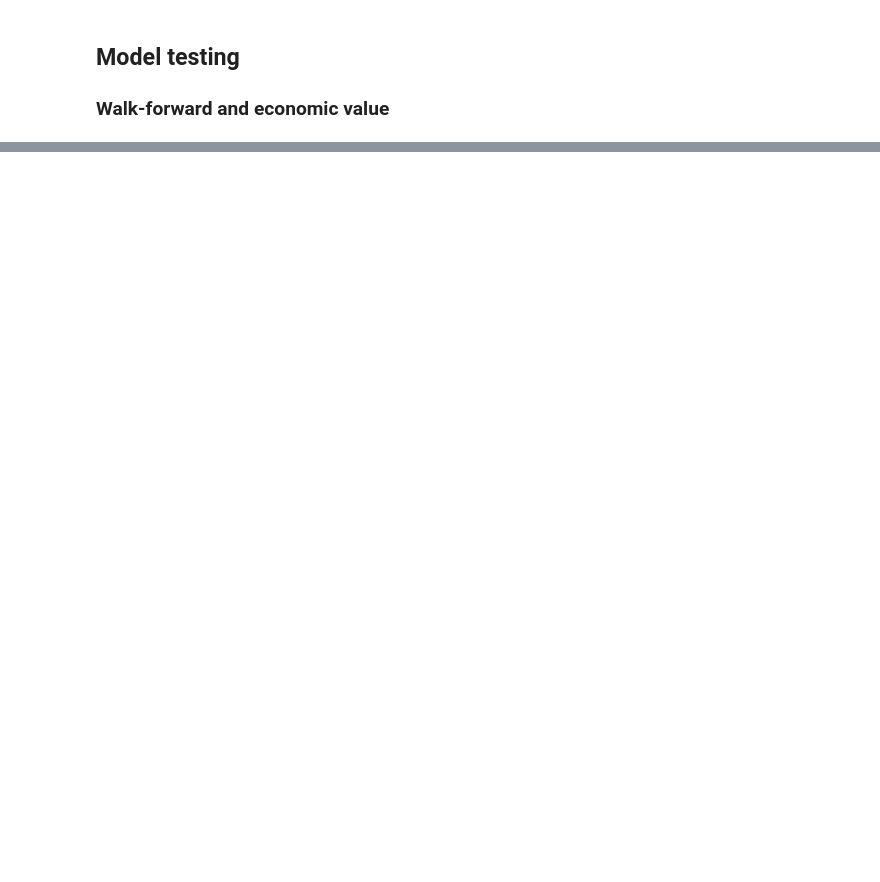
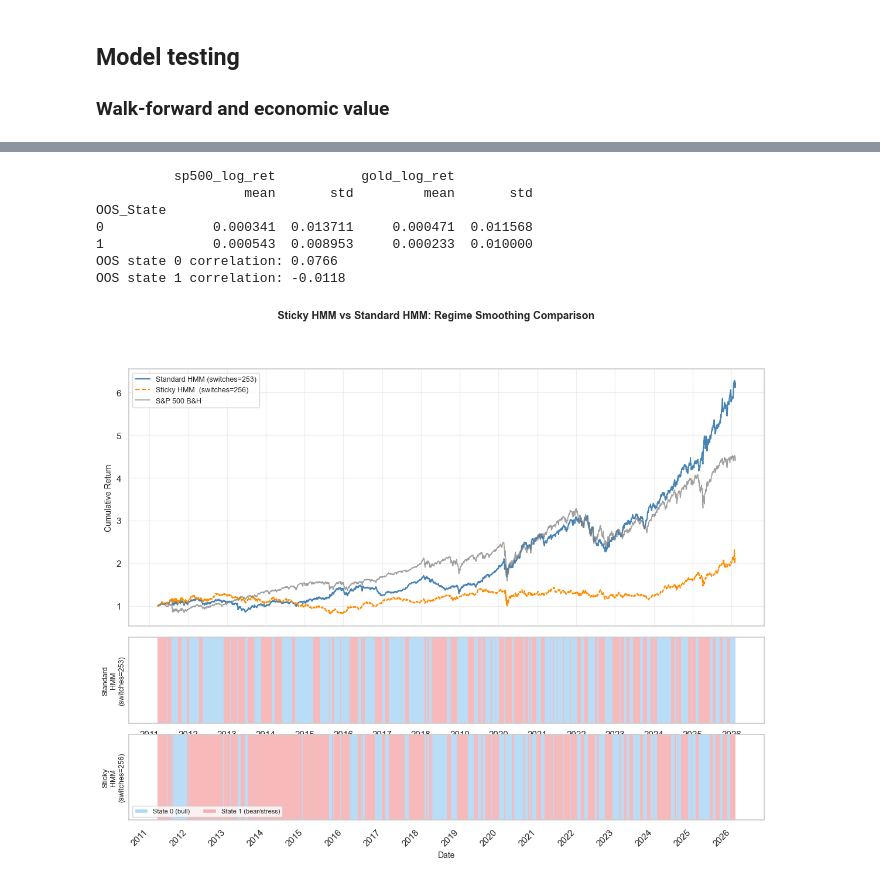
Before and after one commit to jp4724/Research-on-Decoupling-Dynamics-of-Gold-and-Equity-Markets, a Jupyter notebook: STAT5291 Capstone Code.ipynb, the cells around one changed output, grey strips where cells are left out. Cells and saved outputs as stored; diff of their text form; code cells hidden in the pictures; blank space fills up the shorter version.

```diff
--- a/STAT5291 Capstone Code.ipynb
+++ b/STAT5291 Capstone Code.ipynb
@@ -119,0 +225,22 @@ utility_func.plot_strategy_vs_buyhold(df_oos)
+# %%
+## Sticky HMM — smoother regime transitions
+# p_stay=0.97 means each state has a 97% self-transition prior,
+# discouraging rapid regime switches.
+# importlib.reload(utility_func)
+
+df_oos_sticky = utility_func.walk_forward_sticky_hmm_oos(
+    X, df_model, random_state=0, p_stay=0.99
+)
+df_oos_sticky = utility_func.merge_oos_with_returns(df_oos_sticky, df_model)
+utility_func.print_oos_summary(df_oos_sticky)
+df_oos_sticky = utility_func.add_regime_strategy_returns(df_oos_sticky)
+utility_func.plot_sticky_vs_standard_comparison(df_oos, df_oos_sticky)
+# %% [output]
+          sp500_log_ret           gold_log_ret
+                   mean       std         mean       std
+OOS_State
+0              0.000341  0.013711     0.000471  0.011568
+1              0.000543  0.008953     0.000233  0.010000
+OOS state 0 correlation: 0.0766
+OOS state 1 correlation: -0.0118
+[figure, added]
```
Also changed, not shown: parts of 27 cells of this notebook, 16 other files.
